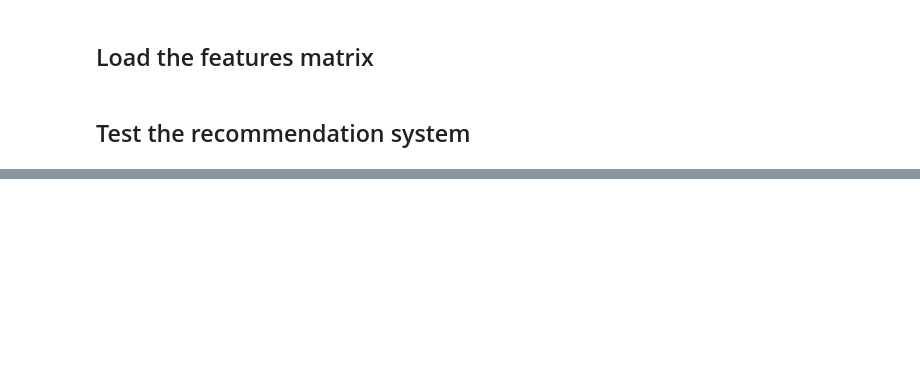
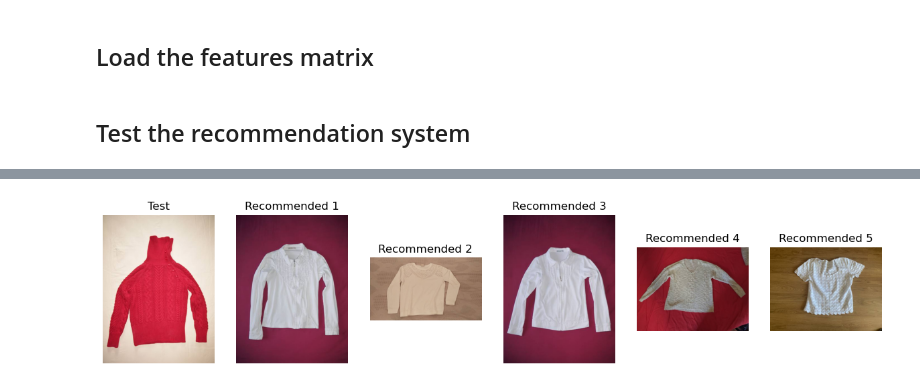
Before and after one commit to engrhaider/fashion_recommendation_system, a Jupyter notebook: main.ipynb, the cells around one changed output, grey strips where cells are left out. Saved outputs shown, nothing was run; the diff lists cells and outputs as text; code cells hidden in the pictures; blank space fills up the shorter version.

```diff
--- a/main.ipynb
+++ b/main.ipynb
@@ -212,0 +293,6 @@ get_and_display_recommendations(test_img_path, recommendations_count=5, query="s
+# %%
+test_img_path = os.path.join("images", "0a671f9d-d105-4ec9-8642-f4f228f8a90f.jpg")
+# further filtering e.g. sleeveless, grey, white, puffer, women jackets
+get_and_display_recommendations(test_img_path, recommendations_count=5, algorithm="cosine_similarity", query="white")
+# %% [output]
+[figure, added]
```
Also changed, not shown: parts of 15 cells of this notebook, 2 other files.
